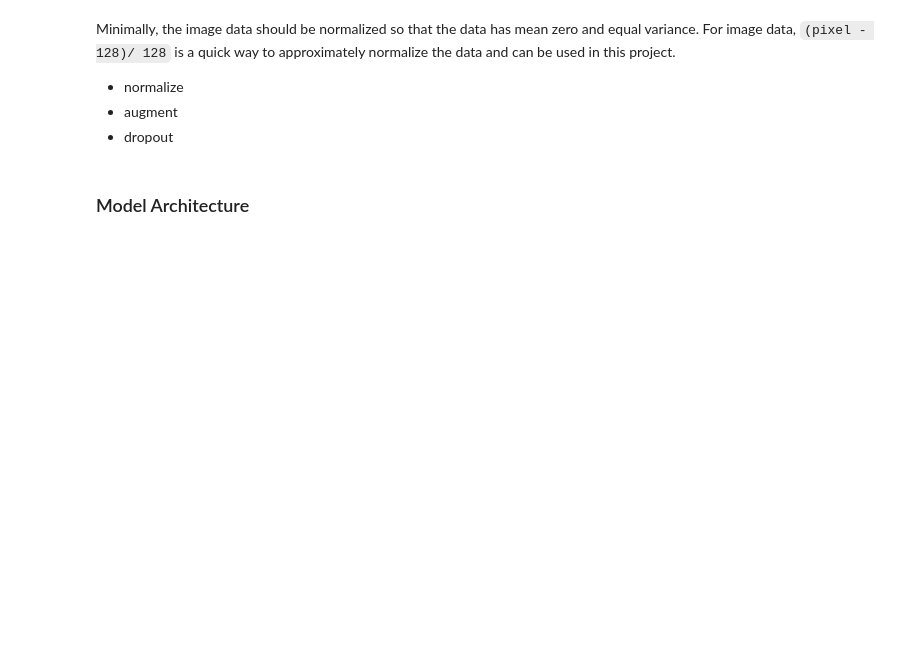
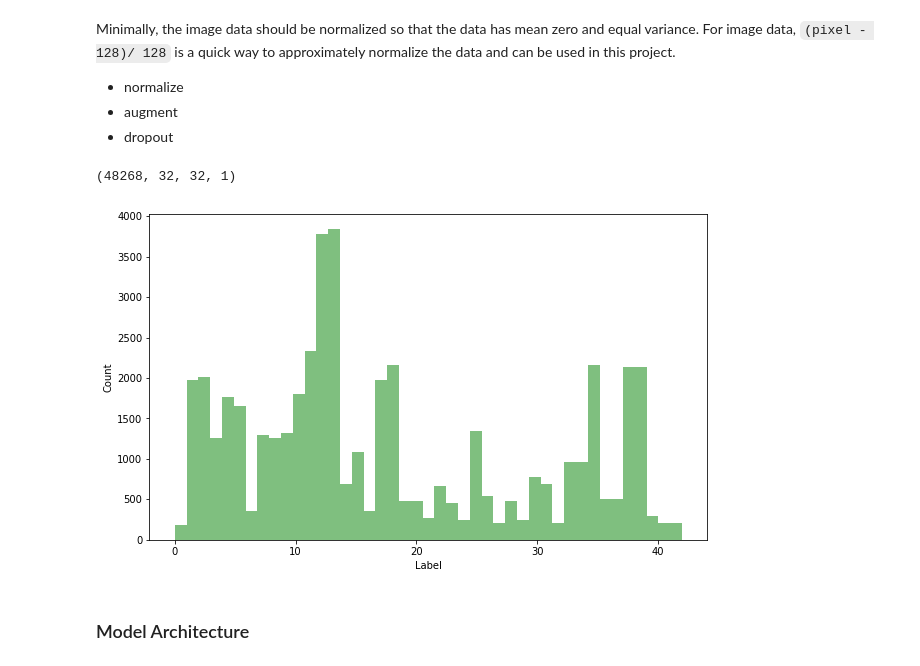
Before and after one commit to jimwatt/P2-traffic_signs, a Jupyter notebook: Traffic_Sign_Classifier.ipynb, the cells around one changed output. Cells and saved outputs as stored; diff of their text form; code cells hidden in the pictures; blank space fills up the shorter version.

Commit message:
Added more symmetry augmentation

```diff
--- a/Traffic_Sign_Classifier.ipynb
+++ b/Traffic_Sign_Classifier.ipynb
@@ -105,40 +109,71 @@ Minimally, the image data should be normalized so that the data has mean zero an
   * dropout
 # %%
 from sklearn.utils import shuffle
+
+# Augment data through trivial reflections
+xflip = [11,12,13,15,17,18,22,30,35]
+swaps = ((19,20),(33,34),(36,37),(38,39))
+
+xadd = []
+yadd = []
+for label in xflip:
+    ind = np.nonzero(y_train==label)
+    xadd.extend(np.flip(X_train[ind],axis=2))
+    yadd.extend(y_train[ind])
+
+for s1,s2 in swaps:
+    ind1 = np.nonzero(y_train==s1)
+    xadd.extend(np.flip(X_train[ind1],axis=2))
+    yadd.extend(s2*np.ones_like(y_train[ind1]))
+
+    ind2 = np.nonzero(y_train==s2)
+    xadd.extend(np.flip(X_train[ind2],axis=2))
+    yadd.extend(s1*np.ones_like(y_train[ind2]))
+
+xadd = np.array(xadd)
+yadd = np.array(yadd)
+X_train = np.concatenate((X_train,xadd),axis=0)
+y_train = np.concatenate((y_train,yadd),axis=0)
+
+plt.figure(figsize=(10,6))
+plt.hist(y_train, 43, facecolor='green', alpha=0.5);
+plt.xlabel("Label");
+plt.ylabel("Count");
+
 X_train = X_train.astype(np.float)
 X_valid = X_valid.astype(np.float)
 X_test = X_test.astype(np.float)
-
-# Augment data through trivial reflections
-
 
 # Make grayscale
 X_train = np.mean(X_train,axis=3)
 X_train = X_train[...,None]
 X_valid = np.mean(X_valid,axis=3)
 X_valid = X_valid[...,None]
 X_test = np.mean(X_test,axis=3)
 X_test = X_test[...,None]
 
 # Normalize
 for ii in range(X_train.shape[0]):
     meanval = np.mean(X_train[ii])
     stdval = np.std(X_train[ii])
     X_train[ii] = (X_train[ii] - meanval)/stdval
 
 for ii in range(X_valid.shape[0]):
     meanval = np.mean(X_valid[ii])
     stdval = np.std(X_valid[ii])
     X_valid[ii] = (X_valid[ii] - meanval)/stdval
 
 for ii in range(X_test.shape[0]):
     meanval = np.mean(X_test[ii])
     stdval = np.std(X_test[ii])
     X_test[ii] = (X_test[ii] - meanval)/stdval
 
 X_train, y_train = shuffle(X_train, y_train)
 
 print(X_train.shape)
+# %% [output]
+(48268, 32, 32, 1)
+[figure, added]
 # %% [markdown]
 ### Model Architecture
 # %%
```
Also changed, not shown: parts of 2 cells of this notebook.
